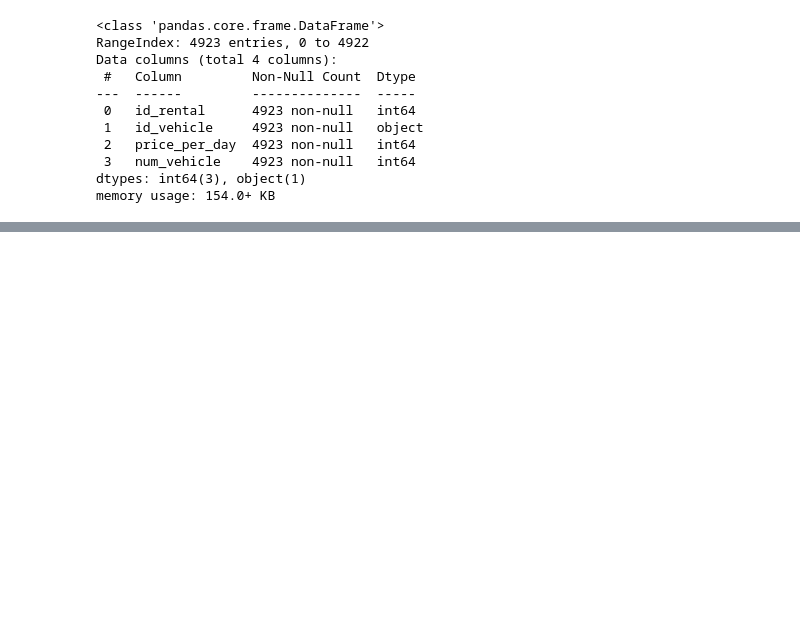
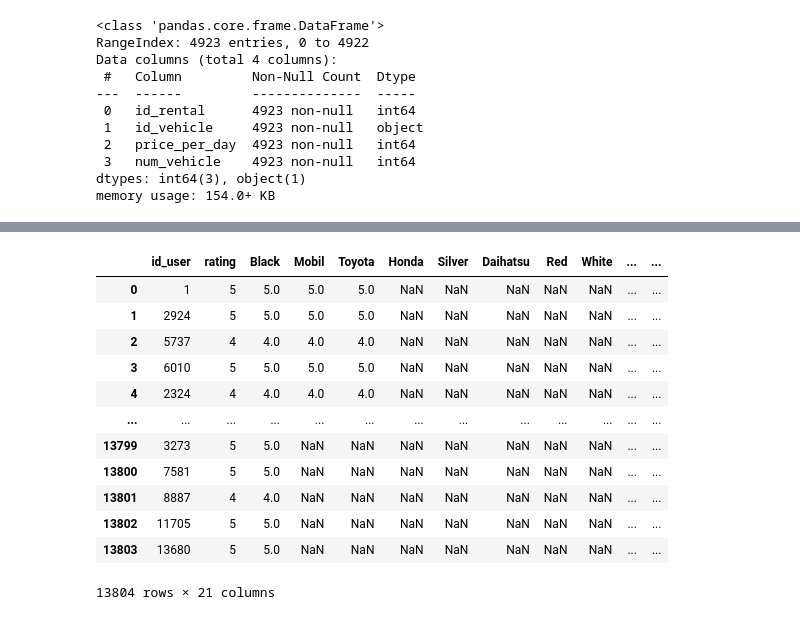
Before and after one commit to Capstone-Rental-Marketplace/SewaIn, a Jupyter notebook: Model/model_build.ipynb, the cells around one changed output, grey strips where cells are left out. Cells and saved outputs as stored; diff of their text form; code cells hidden in the pictures; blank space fills up the shorter version.

```diff
--- a/Model/model_build.ipynb
+++ b/Model/model_build.ipynb
@@ -261,0 +279,20 @@ df_ratings_encode
+# %%
+for i in range(2, 21):
+    feature_column = df_user.columns[i]
+    df_user[feature_column] = df_user.apply(lambda row: row['rating'] if row[feature_column] == 1 else np.nan,axis=1)
+
+df_user
+# %% [output]
+|  | id_user | rating | Black | Mobil | Toyota | Honda | Silver | Daihatsu | Red | White | ... | ... |
+| 0 | 1 | 5 | 5.0 | 5.0 | 5.0 | NaN | NaN | NaN | NaN | NaN | ... | ... |
+| 1 | 2924 | 5 | 5.0 | 5.0 | 5.0 | NaN | NaN | NaN | NaN | NaN | ... | ... |
+| 2 | 5737 | 4 | 4.0 | 4.0 | 4.0 | NaN | NaN | NaN | NaN | NaN | ... | ... |
+| 3 | 6010 | 5 | 5.0 | 5.0 | 5.0 | NaN | NaN | NaN | NaN | NaN | ... | ... |
+| 4 | 2324 | 4 | 4.0 | 4.0 | 4.0 | NaN | NaN | NaN | NaN | NaN | ... | ... |
+| ... | ... | ... | ... | ... | ... | ... | ... | ... | ... | ... | ... | ... |
+| 13799 | 3273 | 5 | 5.0 | NaN | NaN | NaN | NaN | NaN | NaN | NaN | ... | ... |
+| 13800 | 7581 | 5 | 5.0 | NaN | NaN | NaN | NaN | NaN | NaN | NaN | ... | ... |
+| 13801 | 8887 | 4 | 4.0 | NaN | NaN | NaN | NaN | NaN | NaN | NaN | ... | ... |
+| 13802 | 11705 | 5 | 5.0 | NaN | NaN | NaN | NaN | NaN | NaN | NaN | ... | ... |
+| 13803 | 13680 | 5 | 5.0 | NaN | NaN | NaN | NaN | NaN | NaN | NaN | ... | ... |
+13804 rows × 21 columns
```
Also changed, not shown: parts of 25 cells of this notebook.
